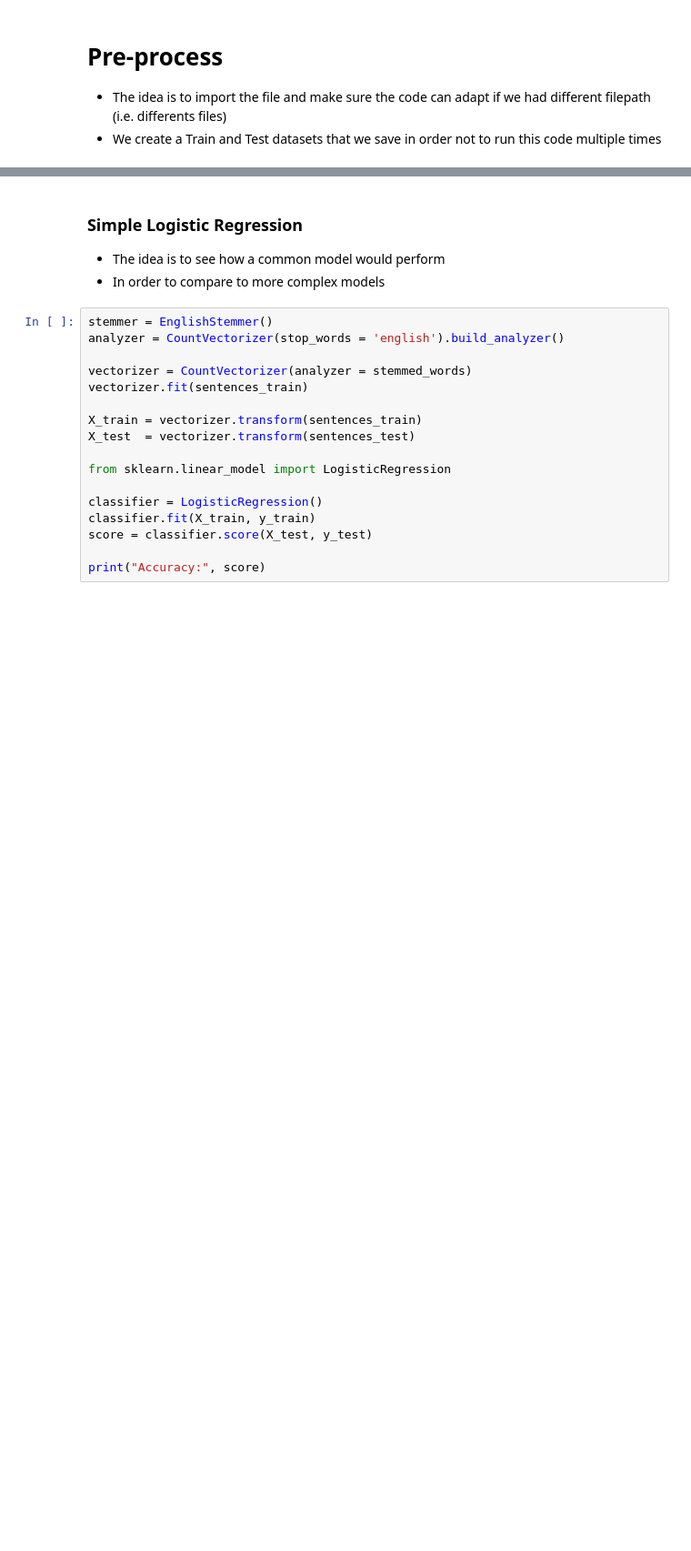
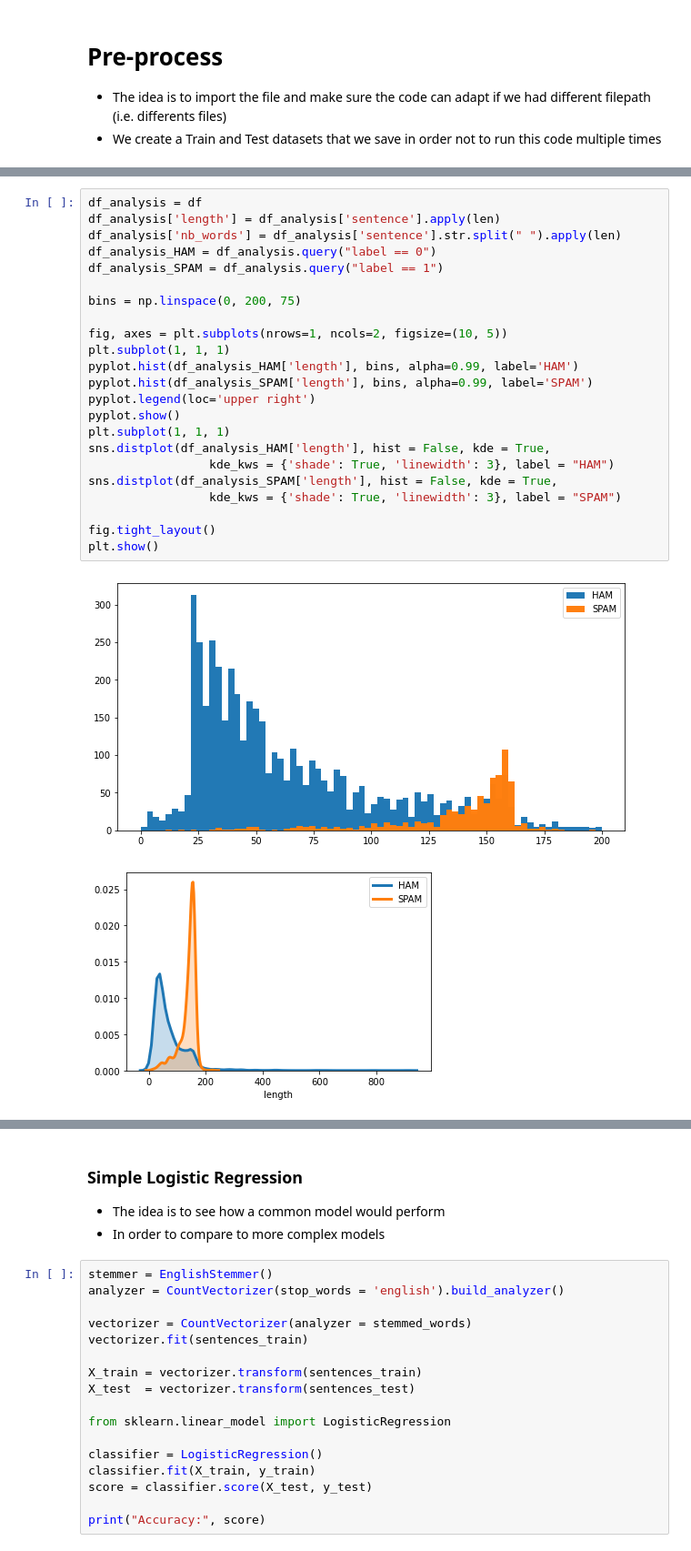
Before and after one commit to kukzec/SpamDetection_NLP, a Jupyter notebook: NLP.ipynb, the cells around one changed output, grey strips where cells are left out. Shown at 91% size. Drawn from its saved outputs; the diff is of its cells as text; blank space fills up the shorter version.

```diff
--- a/NLP.ipynb
+++ b/NLP.ipynb
@@ -119,0 +136,26 @@ Name: 0, dtype: object
+# %%
+df_analysis = df
+df_analysis['length'] = df_analysis['sentence'].apply(len)
+df_analysis['nb_words'] = df_analysis['sentence'].str.split(" ").apply(len)
+df_analysis_HAM = df_analysis.query("label == 0")
+df_analysis_SPAM = df_analysis.query("label == 1")
+
+bins = np.linspace(0, 200, 75)
+
+fig, axes = plt.subplots(nrows=1, ncols=2, figsize=(10, 5))
+plt.subplot(1, 1, 1)
+pyplot.hist(df_analysis_HAM['length'], bins, alpha=0.99, label='HAM')
+pyplot.hist(df_analysis_SPAM['length'], bins, alpha=0.99, label='SPAM')
+pyplot.legend(loc='upper right')
+pyplot.show()
+plt.subplot(1, 1, 1)
+sns.distplot(df_analysis_HAM['length'], hist = False, kde = True,
+                 kde_kws = {'shade': True, 'linewidth': 3}, label = "HAM")
+sns.distplot(df_analysis_SPAM['length'], hist = False, kde = True,
+                 kde_kws = {'shade': True, 'linewidth': 3}, label = "SPAM")
+
+fig.tight_layout()
+plt.show()
+# %% [output]
+[figure, added]
+[figure, added]
```
Also changed, not shown: parts of 47 cells of this notebook, 4 other files.
